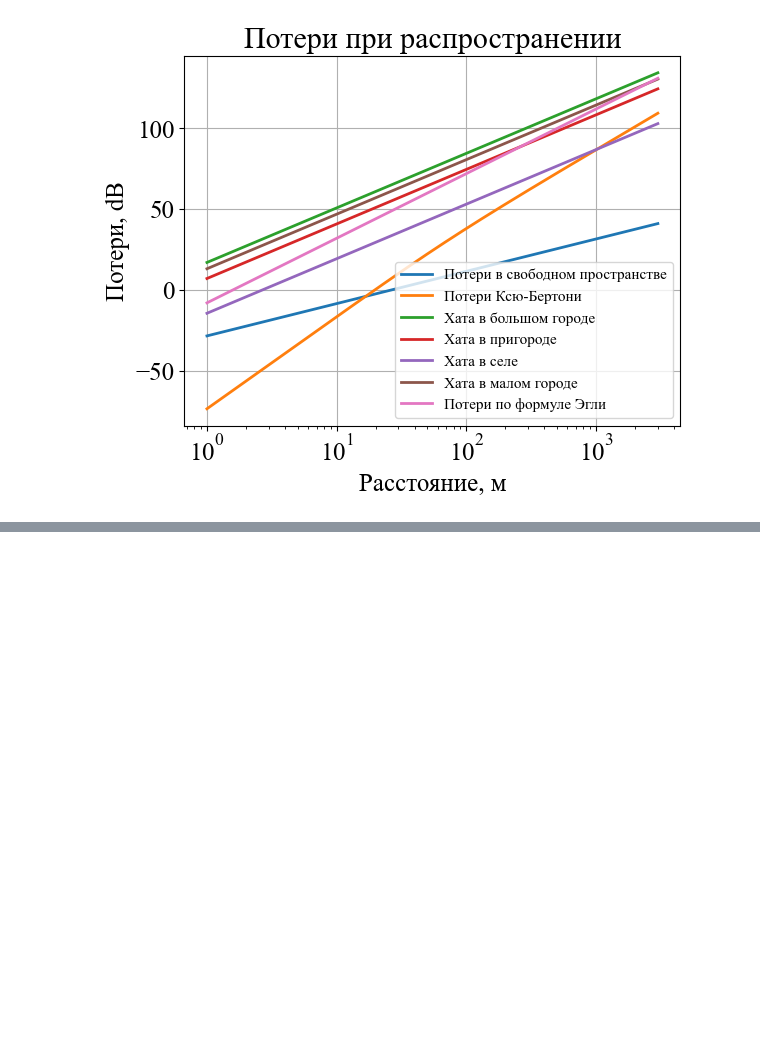
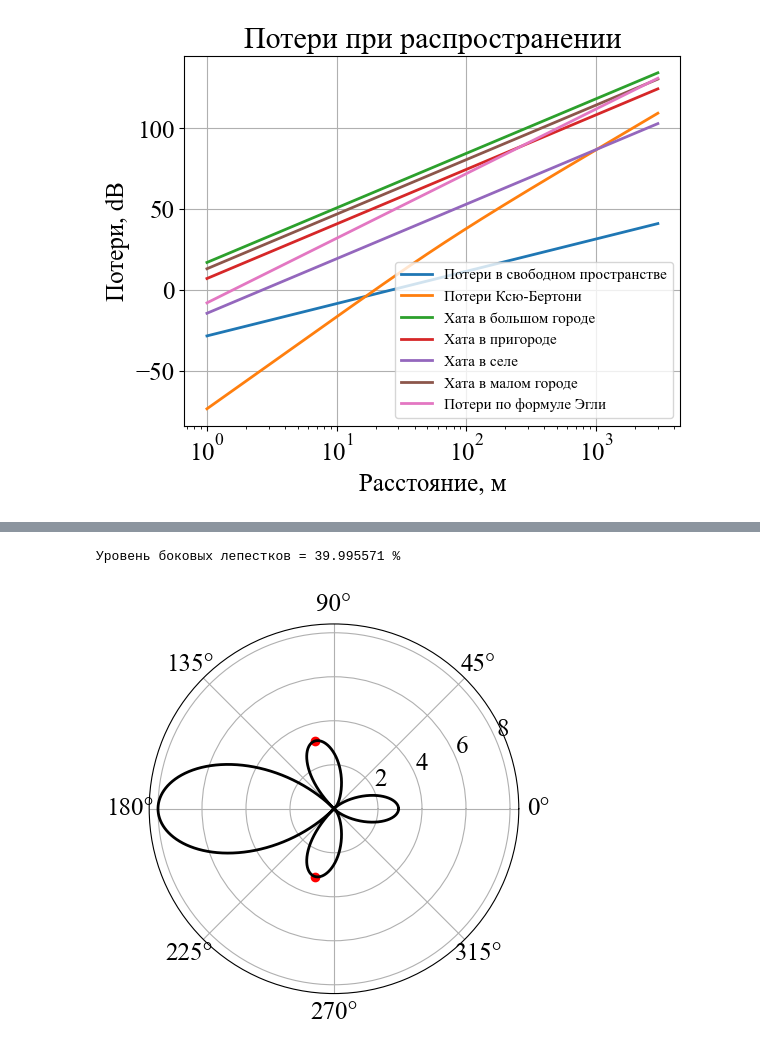
Before and after one commit to liveinscarlet/Study, a Jupyter notebook: Шапошникова/Propogation_losses/Propogation losses.ipynb, the cells around one changed output, grey strips where cells are left out. Cells and saved outputs as stored; diff of their text form; code cells hidden in the pictures; blank space fills up the shorter version.

```diff
--- a/Шапошникова/Propogation_losses/Propogation losses.ipynb
+++ b/Шапошникова/Propogation_losses/Propogation losses.ipynb
@@ -164,0 +165,22 @@ plt.grid(True)
+# %%
+# Определение боковых лепестков
+
+i = 0
+j = 0
+lobes = []
+lobes_phi = []
+while i<len(AP) - 1:
+    if (AP[i - 1] < AP[i]) and (AP [i] > AP[i + 1]):
+        j += 1
+        lobes.append(AP[i])
+        lobes_phi.append(phi[i])
+    i += 1
+
+side_lobes_lvl = lobes[1] / (max(AP) / 100)
+print(f'Уровень боковых лепестков = {side_lobes_lvl:2f} %')
+plt.polar(phi, AP, color='k')
+plt.scatter(lobes_phi, lobes, color='r')
+plt.grid(True)
+# %% [output]
+Уровень боковых лепестков = 39.995571 %
+[figure, added]
```
Also changed, not shown: parts of 1 cell of this notebook, 3 other files.
